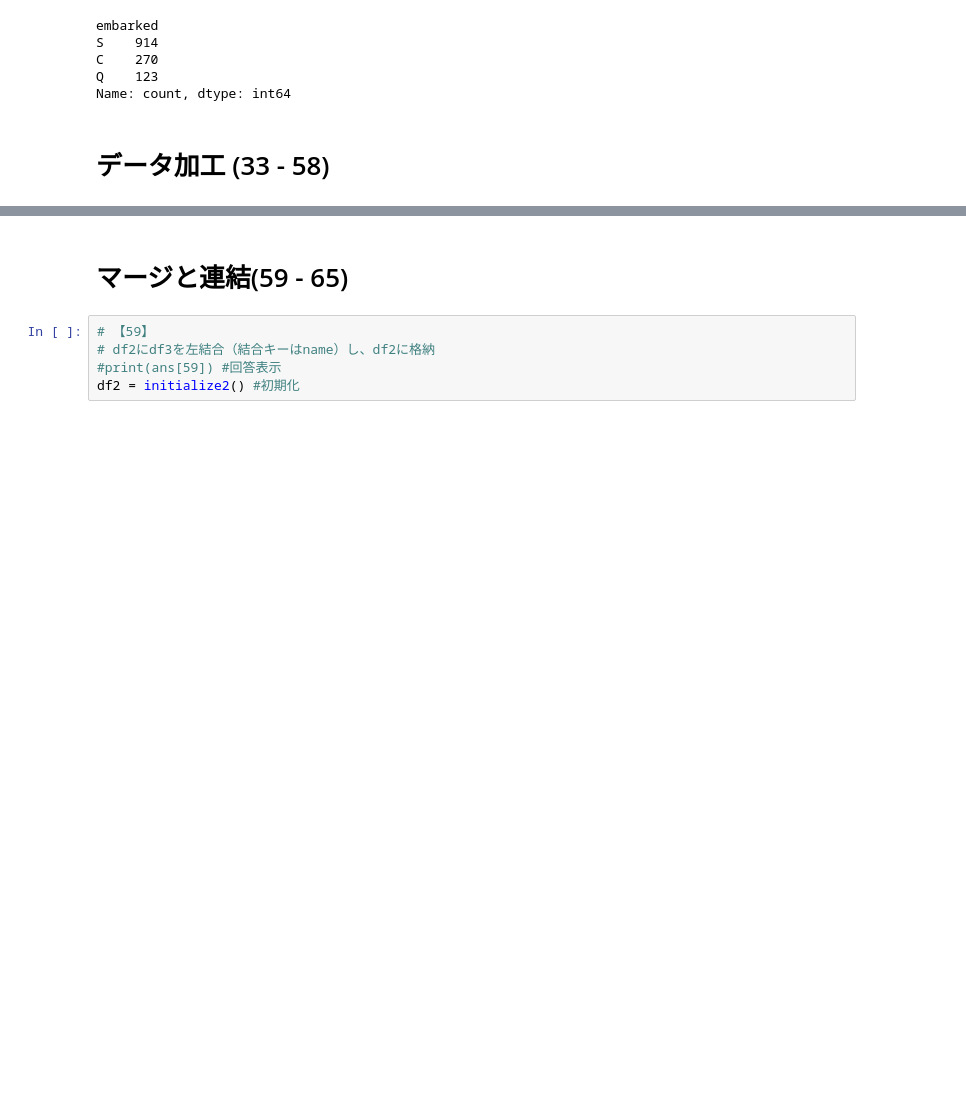
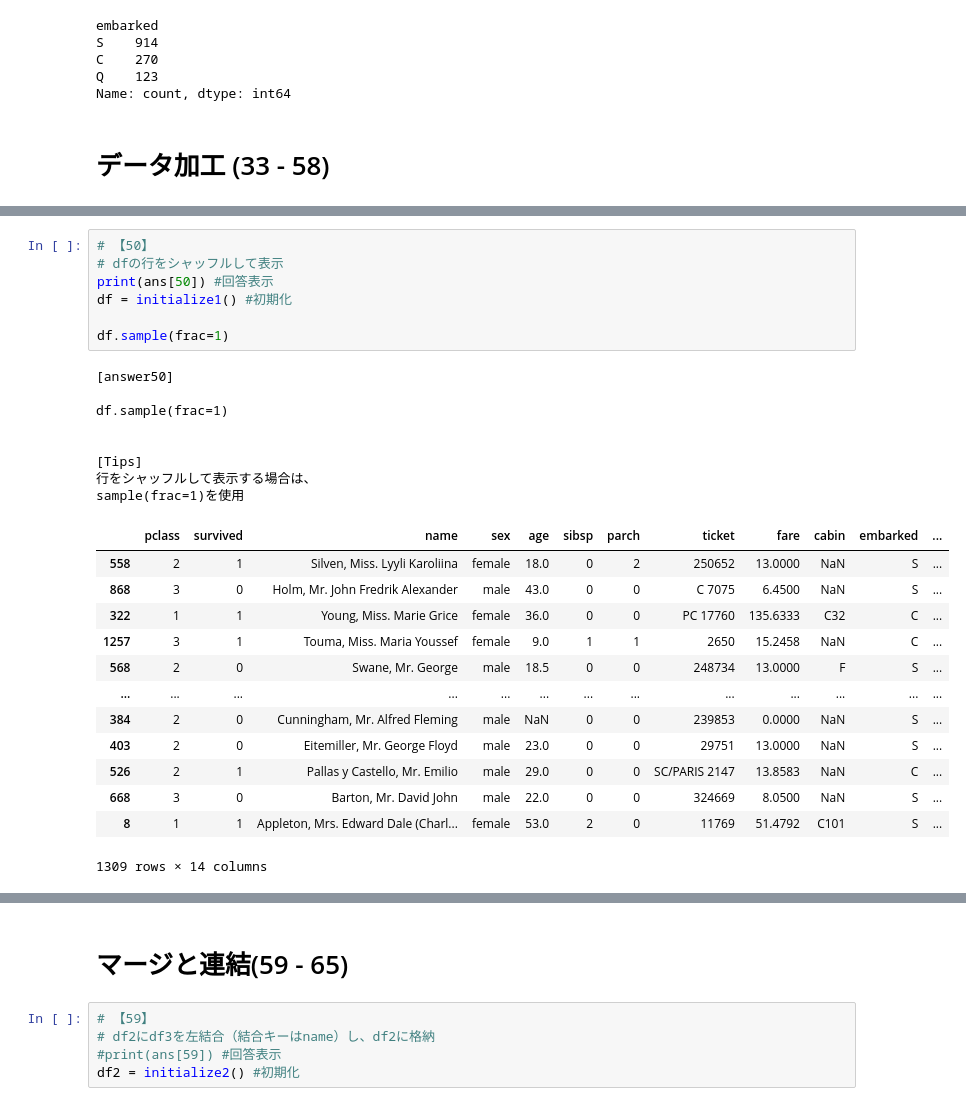
Before and after one commit to morixxfoxdata/TIL, a Jupyter notebook: Python/pandas/Pandas_100_knocks-master/notebook/01_Pandas_100_Knocks_for_Begginer.ipynb, the cells around one changed output, grey strips where cells are left out. Drawn from its saved outputs; the diff is of its cells as text; blank space fills up the shorter version.

```diff
--- a/Python/pandas/Pandas_100_knocks-master/notebook/01_Pandas_100_Knocks_for_Begginer.ipynb
+++ b/Python/pandas/Pandas_100_knocks-master/notebook/01_Pandas_100_Knocks_for_Begginer.ipynb
@@ -863,0 +1076,29 @@ df2 = initialize2() #初期化
+# %%
+# 【50】
+# dfの行をシャッフルして表示
+print(ans[50]) #回答表示
+df = initialize1() #初期化
+
+df.sample(frac=1)
+# %% [output]
+[answer50]
+
+df.sample(frac=1)
+
+
+[Tips]
+行をシャッフルして表示する場合は、
+sample(frac=1)を使用
+|  | pclass | survived | name | sex | age | sibsp | parch | ticket | fare | cabin | embarked | ... |
+| 558 | 2 | 1 | Silven, Miss. Lyyli Karoliina | female | 18.0 | 0 | 2 | 250652 | 13.0000 | NaN | S | ... |
+| 868 | 3 | 0 | Holm, Mr. John Fredrik Alexander | male | 43.0 | 0 | 0 | C 7075 | 6.4500 | NaN | S | ... |
+| 322 | 1 | 1 | Young, Miss. Marie Grice | female | 36.0 | 0 | 0 | PC 17760 | 135.6333 | C32 | C | ... |
+| 1257 | 3 | 1 | Touma, Miss. Maria Youssef | female | 9.0 | 1 | 1 | 2650 | 15.2458 | NaN | C | ... |
+| 568 | 2 | 0 | Swane, Mr. George | male | 18.5 | 0 | 0 | 248734 | 13.0000 | F | S | ... |
+| ... | ... | ... | ... | ... | ... | ... | ... | ... | ... | ... | ... | ... |
+| 384 | 2 | 0 | Cunningham, Mr. Alfred Fleming | male | NaN | 0 | 0 | 239853 | 0.0000 | NaN | S | ... |
+| 403 | 2 | 0 | Eitemiller, Mr. George Floyd | male | 23.0 | 0 | 0 | 29751 | 13.0000 | NaN | S | ... |
+| 526 | 2 | 1 | Pallas y Castello, Mr. Emilio | male | 29.0 | 0 | 0 | SC/PARIS 2147 | 13.8583 | NaN | C | ... |
+| 668 | 3 | 0 | Barton, Mr. David John | male | 22.0 | 0 | 0 | 324669 | 8.0500 | NaN | S | ... |
+| 8 | 1 | 1 | Appleton, Mrs. Edward Dale (Charl... | female | 53.0 | 2 | 0 | 11769 | 51.4792 | C101 | S | ... |
+1309 rows × 14 columns
```
Also changed, not shown: parts of 51 cells of this notebook.
